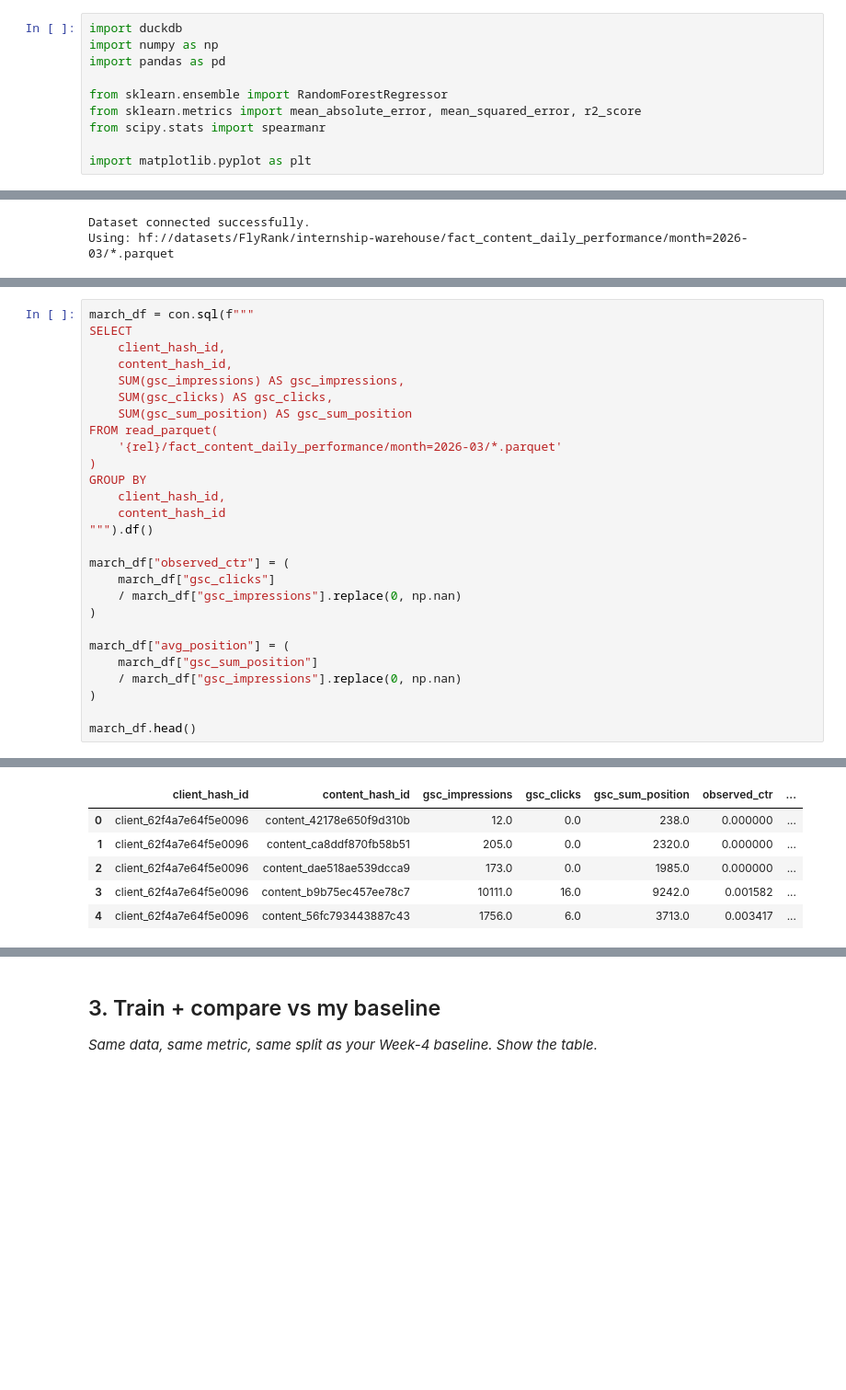
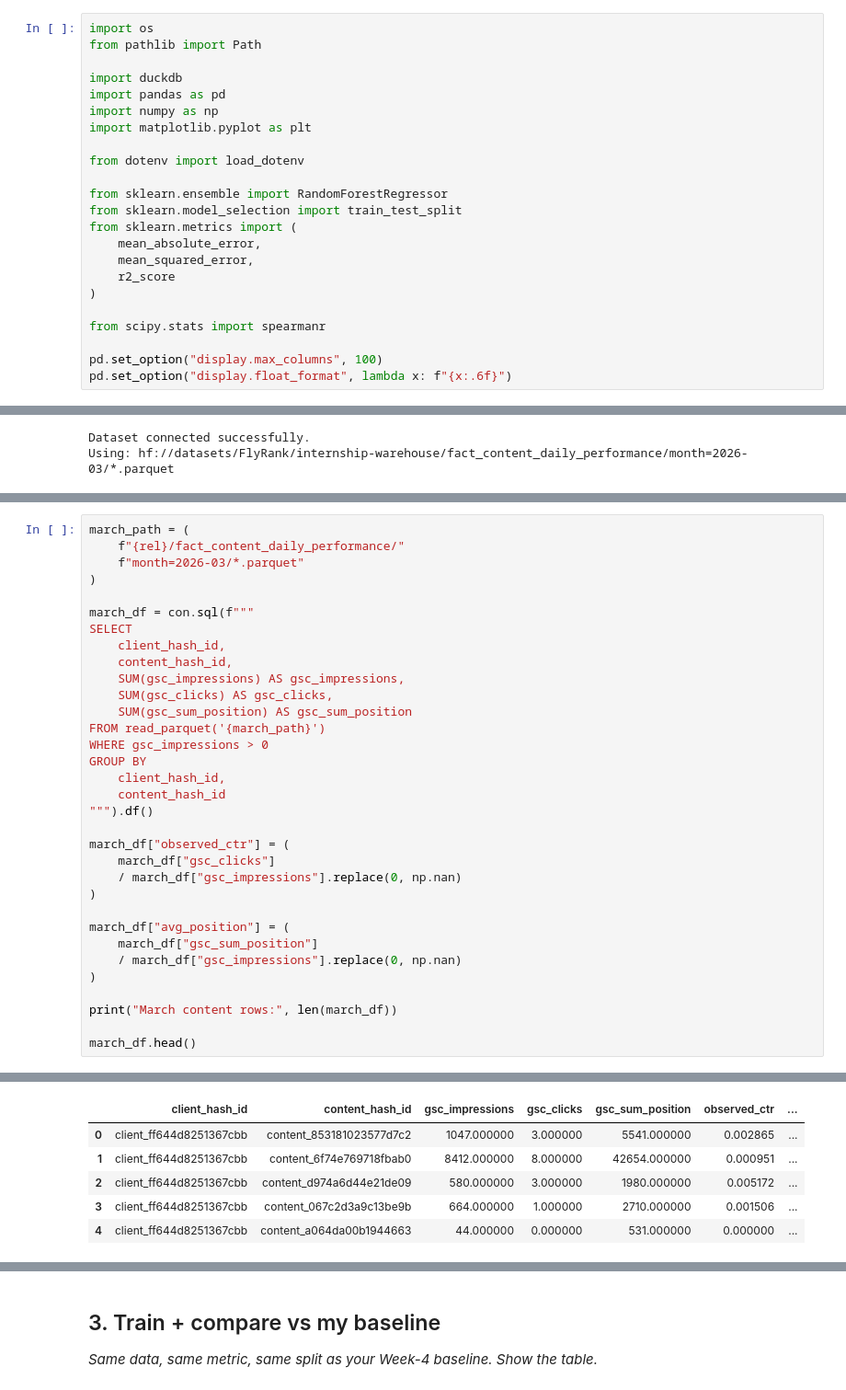
Before and after one commit to AliAlmasri7/FlyRank-ML, a Jupyter notebook: work/notebooks/w05_model.ipynb, the cells around one changed output, grey strips where cells are left out. Shown at 92% size. Drawn from its saved outputs; the diff is of its cells as text; blank space fills up the shorter version.

Commit message:
Finilizing comparison between the baseline and the model

```diff
--- a/work/notebooks/w05_model.ipynb
+++ b/work/notebooks/w05_model.ipynb
@@ -48,13 +24,26 @@ Likewise, future April performance variables must not be used as input features.
 # %%
+import os
+from pathlib import Path
+
 import duckdb
+import pandas as pd
 import numpy as np
-import pandas as pd
+import matplotlib.pyplot as plt
+
+from dotenv import load_dotenv
 
 from sklearn.ensemble import RandomForestRegressor
-from sklearn.metrics import mean_absolute_error, mean_squared_error, r2_score
+from sklearn.model_selection import train_test_split
+from sklearn.metrics import (
+    mean_absolute_error,
+    mean_squared_error,
+    r2_score
+)
+
 from scipy.stats import spearmanr
 
-import matplotlib.pyplot as plt
+pd.set_option("display.max_columns", 100)
+pd.set_option("display.float_format", lambda x: f"{x:.6f}")
 # %% [markdown]
 ### Data source
 
@@ -124,4 +104,9 @@ Using: hf://datasets/FlyRank/internship-warehouse/fact_content_daily_performance
 # %%
+march_path = (
+    f"{rel}/fact_content_daily_performance/"
+    f"month=2026-03/*.parquet"
+)
+
 march_df = con.sql(f"""
 SELECT
     client_hash_id,
@@ -129,9 +114,8 @@ SELECT
     SUM(gsc_impressions) AS gsc_impressions,
     SUM(gsc_clicks) AS gsc_clicks,
     SUM(gsc_sum_position) AS gsc_sum_position
-FROM read_parquet(
-    '{rel}/fact_content_daily_performance/month=2026-03/*.parquet'
-)
+FROM read_parquet('{march_path}')
+WHERE gsc_impressions > 0
 GROUP BY
     client_hash_id,
     content_hash_id
@@ -147,5 +131,7 @@ march_df["avg_position"] = (
     / march_df["gsc_impressions"].replace(0, np.nan)
 )
 
+print("March content rows:", len(march_df))
+
 march_df.head()
 # %% [output]
@@ -152,6 +139,6 @@ march_df.head()
 |  | client_hash_id | content_hash_id | gsc_impressions | gsc_clicks | gsc_sum_position | observed_ctr | ... |
-| 0 | client_62f4a7e64f5e0096 | content_42178e650f9d310b | 12.0 | 0.0 | 238.0 | 0.000000 | ... |
-| 1 | client_62f4a7e64f5e0096 | content_ca8ddf870fb58b51 | 205.0 | 0.0 | 2320.0 | 0.000000 | ... |
-| 2 | client_62f4a7e64f5e0096 | content_dae518ae539dcca9 | 173.0 | 0.0 | 1985.0 | 0.000000 | ... |
-| 3 | client_62f4a7e64f5e0096 | content_b9b75ec457ee78c7 | 10111.0 | 16.0 | 9242.0 | 0.001582 | ... |
-| 4 | client_62f4a7e64f5e0096 | content_56fc793443887c43 | 1756.0 | 6.0 | 3713.0 | 0.003417 | ... |
+| 0 | client_ff644d8251367cbb | content_853181023577d7c2 | 1047.000000 | 3.000000 | 5541.000000 | 0.002865 | ... |
+| 1 | client_ff644d8251367cbb | content_6f74e769718fbab0 | 8412.000000 | 8.000000 | 42654.000000 | 0.000951 | ... |
+| 2 | client_ff644d8251367cbb | content_d974a6d44e21de09 | 580.000000 | 3.000000 | 1980.000000 | 0.005172 | ... |
+| 3 | client_ff644d8251367cbb | content_067c2d3a9c13be9b | 664.000000 | 1.000000 | 2710.000000 | 0.001506 | ... |
+| 4 | client_ff644d8251367cbb | content_a064da00b1944663 | 44.000000 | 0.000000 | 531.000000 | 0.000000 | ... |
```
Also changed, not shown: parts of 43 cells of this notebook.
